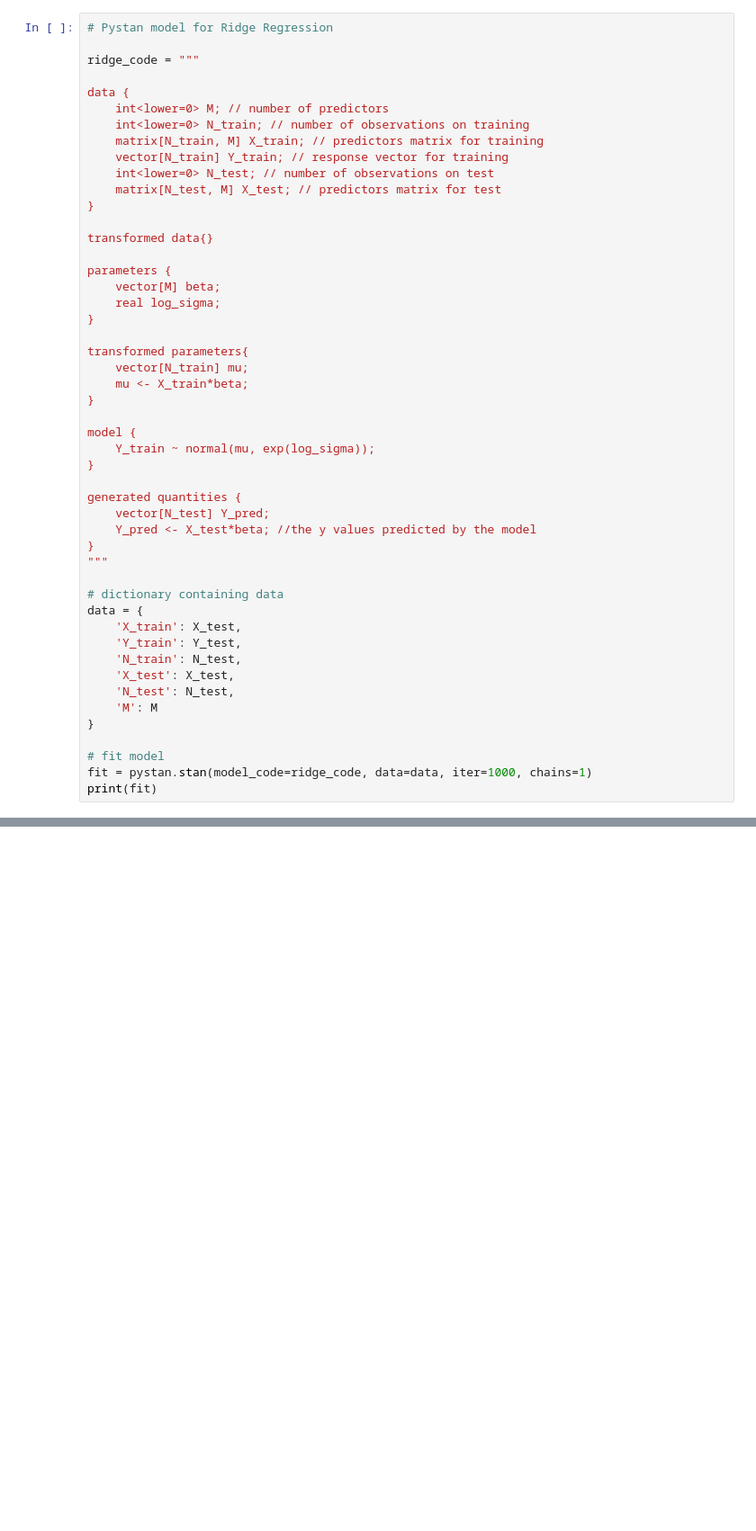
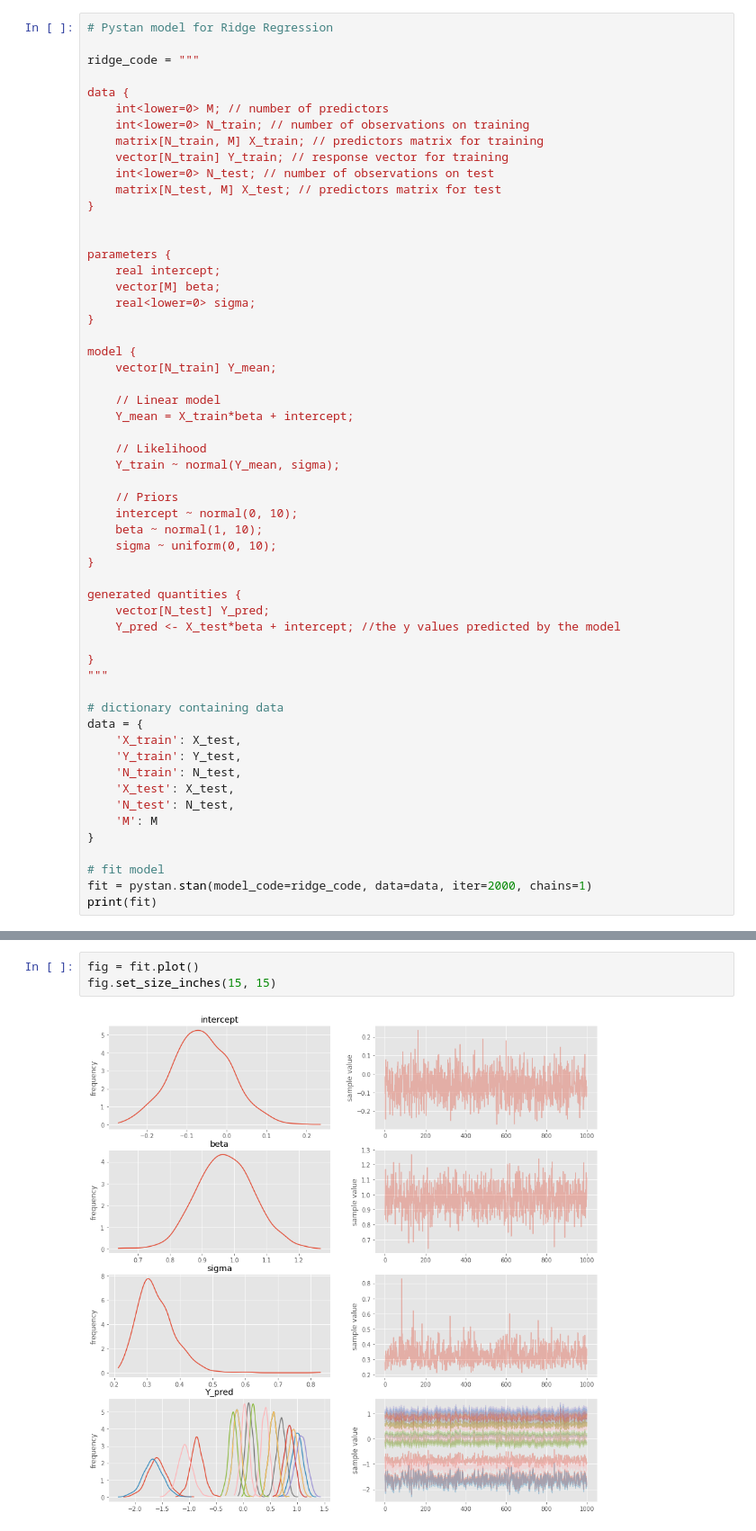
Before and after one commit to gondimribeiro/statistical-rethinking, a Jupyter notebook: extras/linear-models.ipynb, the cells around one changed output, grey strips where cells are left out. Shown: that part at 90% size. Cells and saved outputs as stored; diff of their text form; blank space fills up the shorter version.

```diff
--- a/extras/linear-models.ipynb
+++ b/extras/linear-models.ipynb
@@ -59,25 +61,32 @@ data {
     matrix[N_test, M] X_test; // predictors matrix for test
 }
 
-transformed data{}
 
 parameters {
+    real intercept;
     vector[M] beta;
-    real log_sigma;
-}
-
-transformed parameters{
-    vector[N_train] mu;
-    mu <- X_train*beta;
+    real<lower=0> sigma;
 }
 
 model {
-    Y_train ~ normal(mu, exp(log_sigma));
+    vector[N_train] Y_mean;
+
+    // Linear model
+    Y_mean = X_train*beta + intercept;
+
+    // Likelihood
+    Y_train ~ normal(Y_mean, sigma);
+
+    // Priors
+    intercept ~ normal(0, 10);
+    beta ~ normal(1, 10);
+    sigma ~ uniform(0, 10);
 }
 
 generated quantities {
     vector[N_test] Y_pred;
-    Y_pred <- X_test*beta; //the y values predicted by the model
+    Y_pred <- X_test*beta + intercept; //the y values predicted by the model
+
 }
 """
 
@@ -92,6 +101,6 @@ data = {
 }
 
 # fit model
-fit = pystan.stan(model_code=ridge_code, data=data, iter=1000, chains=1)
+fit = pystan.stan(model_code=ridge_code, data=data, iter=2000, chains=1)
 print(fit)
 # %% [output]
@@ -113,3 +122,8 @@ Samples were drawn using NUTS at Thu Apr  6 21:07:05 2017.
 For each parameter, n_eff is a crude measure of effective sample size,
 and Rhat is the potential scale reduction factor on split chains (at
 convergence, Rhat=1).
+# %%
+fig = fit.plot()
+fig.set_size_inches(15, 15)
+# %% [output]
+[figure, added]
```
Also changed, not shown: parts of 3 cells of this notebook.
